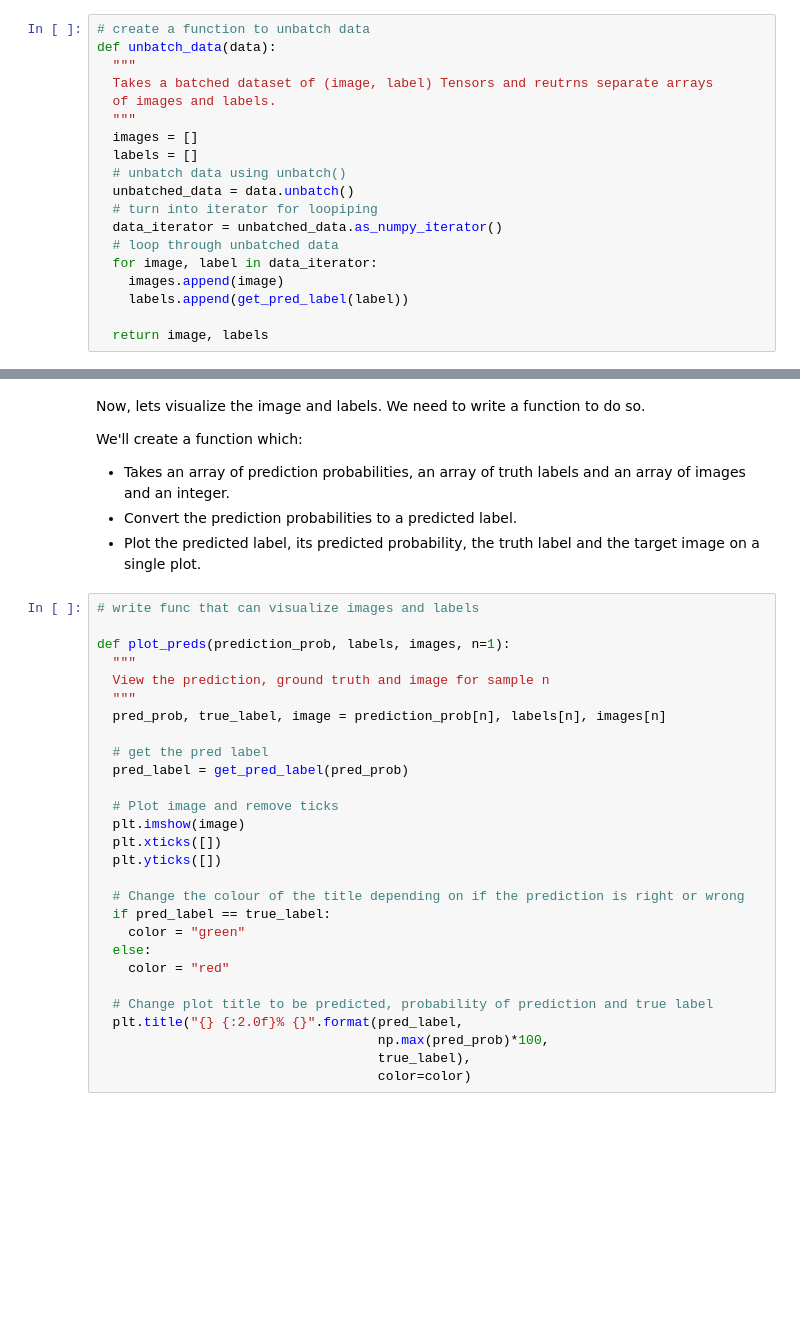
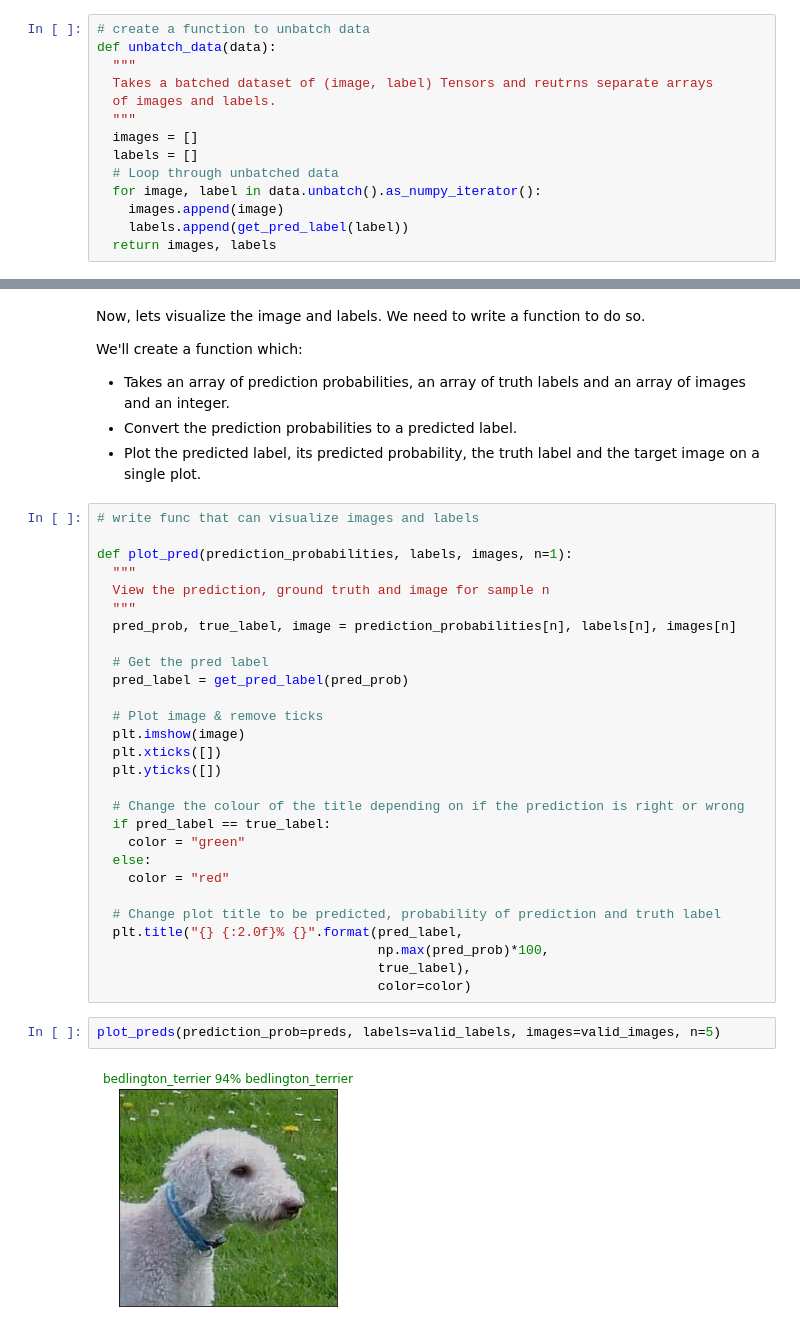
Before and after one commit to mayursrt/dog-breed-identification, a Jupyter notebook: dog_breed_identification.ipynb, the cells around one changed output, grey strips where cells are left out. Saved outputs shown, nothing was run; the diff lists cells and outputs as text; blank space fills up the shorter version.

```diff
--- a/dog_breed_identification.ipynb
+++ b/dog_breed_identification.ipynb
@@ -700,16 +700,11 @@ def unbatch_data(data):
   """
   images = []
   labels = []
-  # unbatch data using unbatch()
-  unbatched_data = data.unbatch()
-  # turn into iterator for loopiping
-  data_iterator = unbatched_data.as_numpy_iterator()
-  # loop through unbatched data
-  for image, label in data_iterator:
+  # Loop through unbatched data
+  for image, label in data.unbatch().as_numpy_iterator():
     images.append(image)
     labels.append(get_pred_label(label))
-
-  return image, labels
+  return images, labels
 # %%
 valid_images, valid_labels = unbatch_data(valid_data)
 valid_images[0], valid_labels[0]
@@ -742,16 +737,16 @@ We'll create a function which:
 # %%
 # write func that can visualize images and labels
 
-def plot_preds(prediction_prob, labels, images, n=1):
+def plot_pred(prediction_probabilities, labels, images, n=1):
   """
   View the prediction, ground truth and image for sample n
   """
-  pred_prob, true_label, image = prediction_prob[n], labels[n], images[n]
+  pred_prob, true_label, image = prediction_probabilities[n], labels[n], images[n]
 
-  # get the pred label
+  # Get the pred label
   pred_label = get_pred_label(pred_prob)
 
-  # Plot image and remove ticks
+  # Plot image & remove ticks
   plt.imshow(image)
   plt.xticks([])
   plt.yticks([])
@@ -762,8 +757,12 @@ def plot_preds(prediction_prob, labels, images, n=1):
   else:
     color = "red"
 
-  # Change plot title to be predicted, probability of prediction and true label
+  # Change plot title to be predicted, probability of prediction and truth label
   plt.title("{} {:2.0f}% {}".format(pred_label,
                                     np.max(pred_prob)*100,
                                     true_label),
                                     color=color)
+# %%
+plot_preds(prediction_prob=preds, labels=valid_labels, images=valid_images, n=5)
+# %% [output]
+[figure, added]
```
Also changed, not shown: parts of 8 cells of this notebook.
